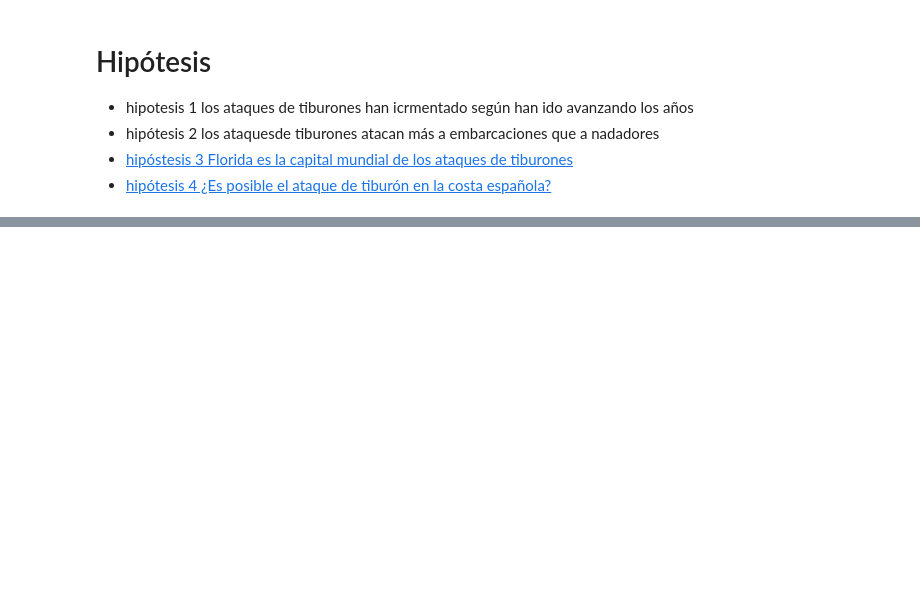
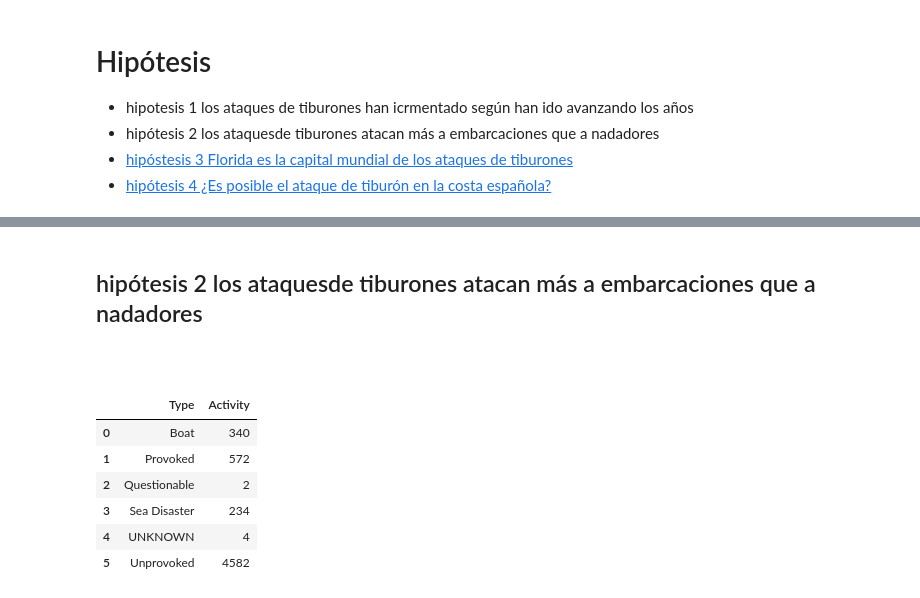
Before and after one commit to data2021oct/sharks, a Jupyter notebook: analysis.ipynb, the cells around one changed output, grey strips where cells are left out. Cells and saved outputs as stored; diff of their text form; code cells hidden in the pictures; blank space fills up the shorter version.

```diff
--- a/analysis.ipynb
+++ b/analysis.ipynb
@@ -97,2 +75,15 @@ fig.show()
+# %% [markdown]
+## hipótesis 2 los ataquesde tiburones atacan más a embarcaciones que a nadadores
 # %% [markdown]
 ####
+# %%
+Tipo = anual.groupby("Type")["Activity"].count().reset_index()
+Tipo
+# %% [output]
+|  | Type | Activity |
+| 0 | Boat | 340 |
+| 1 | Provoked | 572 |
+| 2 | Questionable | 2 |
+| 3 | Sea Disaster | 234 |
+| 4 | UNKNOWN | 4 |
+| 5 | Unprovoked | 4582 |
```
Also changed, not shown: parts of 15 cells of this notebook, 4 other files.
